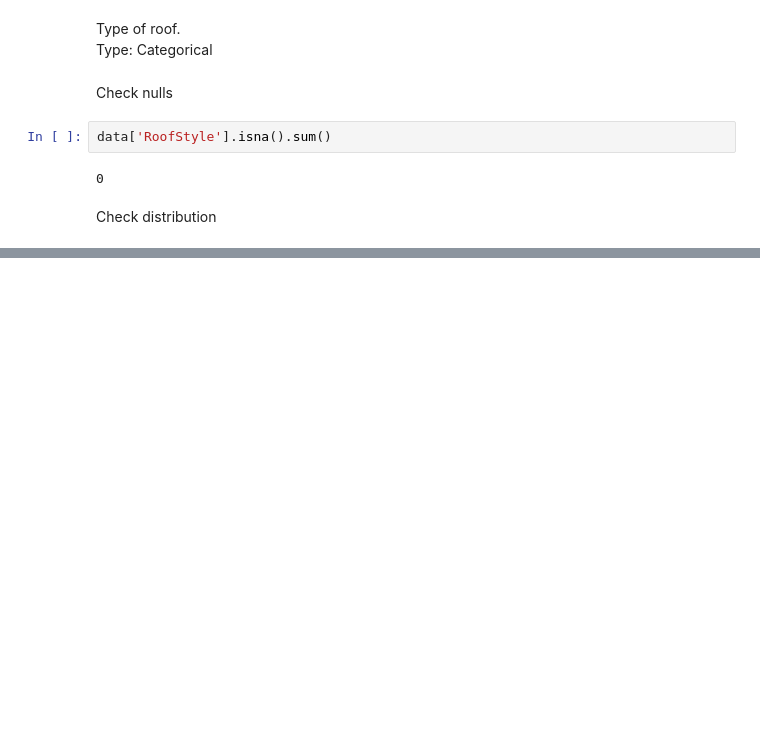
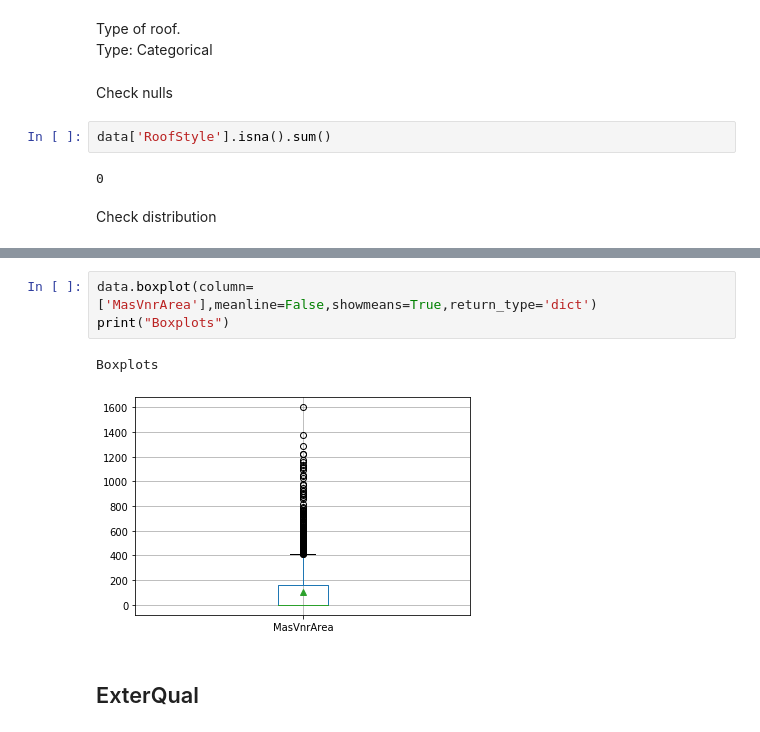
Before and after one commit to FerranAgulloLopez/DataMiningHousePrices, a Jupyter notebook: scripts/Preprocessing.ipynb, the cells around one changed output, grey strips where cells are left out. Saved outputs shown, nothing was run; the diff lists cells and outputs as text; blank space fills up the shorter version.

```diff
--- a/scripts/Preprocessing.ipynb
+++ b/scripts/Preprocessing.ipynb
@@ -644,0 +808,8 @@ Name: RoofStyle, dtype: int64
+# %%
+data.boxplot(column=['MasVnrArea'],meanline=False,showmeans=True,return_type='dict')
+print("Boxplots")
+# %% [output]
+Boxplots
+[figure, added]
+# %% [markdown]
+## ExterQual
```
Also changed, not shown: parts of 104 cells of this notebook.
